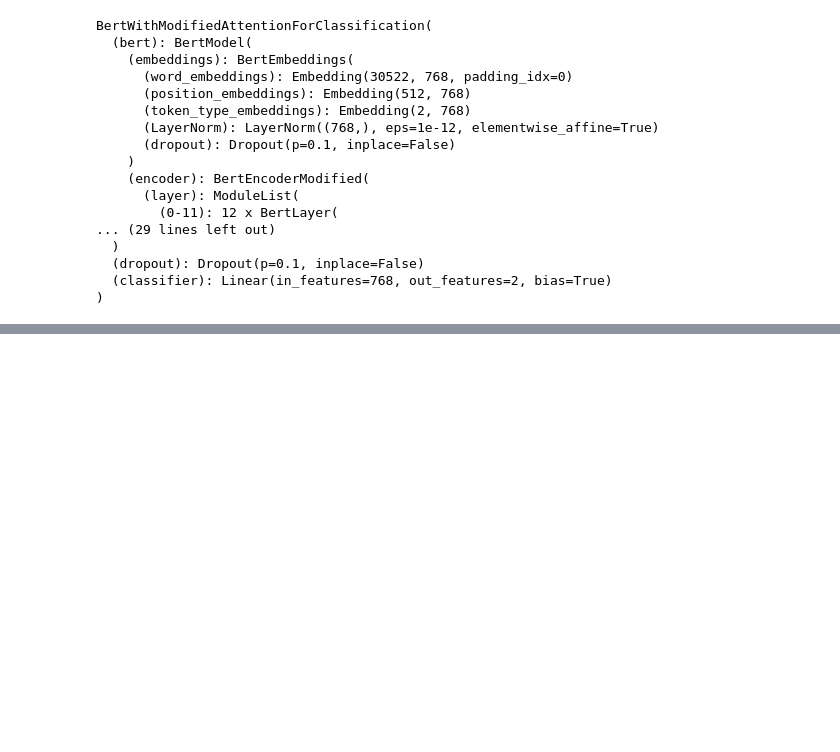
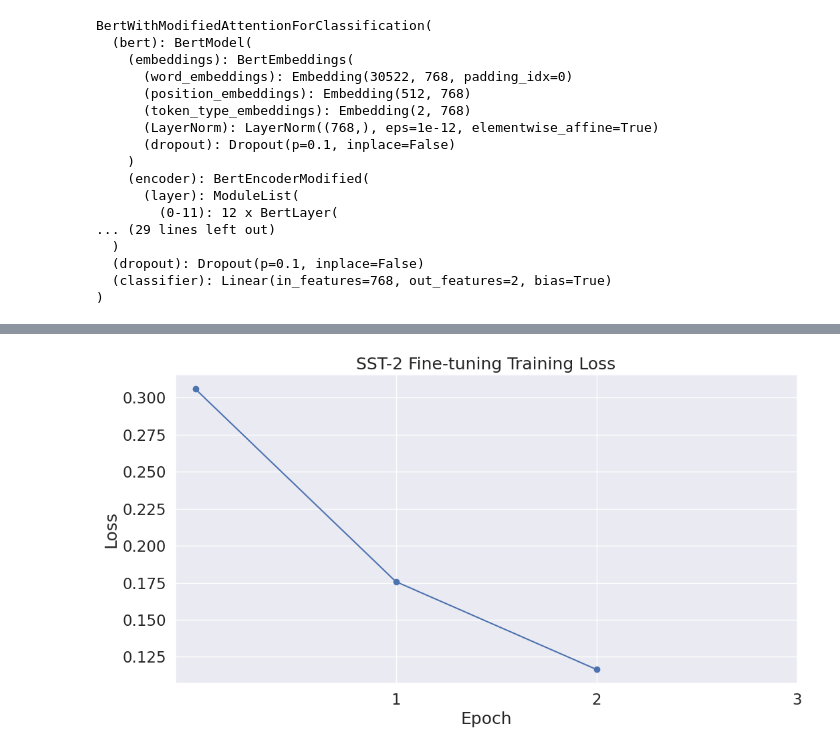
Before and after one commit to yi-juho/-K_MHAS-_HuggingFace_dataset_MultiBERT_shared, a Jupyter notebook: CoLA_Document_Classification_BERT.ipynb, the cells around one changed output, grey strips where cells are left out. Saved outputs shown, nothing was run; the diff lists cells and outputs as text; code cells hidden in the pictures; blank space fills up the shorter version.

```diff
--- a/CoLA_Document_Classification_BERT.ipynb
+++ b/CoLA_Document_Classification_BERT.ipynb
@@ -2986,0 +3156,4 @@ BertWithModifiedAttentionForClassification(
+# %%
+# Get the lists of sentences and their labels.
+sentences = df.sentence.values
+labels    = df.label.values
@@ -2986,0 +3405,7 @@ BertWithModifiedAttentionForClassification(
+# %%
+# for fine-tuning on SST-2.
+optimizer = AdamW(
+    model.parameters(),
+    lr=2e-5,   # learning rate commonly used for SST-2 fine-tuning
+    eps=1e-8   # Adam epsilon
+)
@@ -2986,0 +3435,13 @@ BertWithModifiedAttentionForClassification(
+# %%
+import time
+import datetime
+
+def format_time(elapsed):
+    """
+    소요 시간을 초 단위로 받아서 'hh:mm:ss' 형식의 문자열로 반환합니다.
+    SST-2 GLUE 미세조정(training/evaluation) 로그 출력에 사용하세요.
+    """
+    # 초 단위로 반올림
+    elapsed_rounded = int(round(elapsed))
+    # 'hh:mm:ss' 포맷으로 변환
+    return str(datetime.timedelta(seconds=elapsed_rounded))
@@ -2986,0 +3555,23 @@ BertWithModifiedAttentionForClassification(
+# %%
+import matplotlib.pyplot as plt
+import seaborn as sns
+
+# 스타일 설정 (Seaborn)
+sns.set(style='darkgrid')
+sns.set(font_scale=1.5)
+plt.rcParams["figure.figsize"] = (12, 6)
+
+# SST-2 학습 손실 곡선 그리기
+plt.plot(loss_values, 'b-o')
+
+# 축 레이블 및 제목
+plt.title("SST-2 Fine-tuning Training Loss")
+plt.xlabel("Epoch")
+plt.ylabel("Loss")
+
+# Epoch 번호 표시
+plt.xticks(range(1, len(loss_values) + 1))
+
+plt.show()
+# %% [output]
+[figure, added]
```
Also changed, not shown: parts of 48 cells of this notebook.
